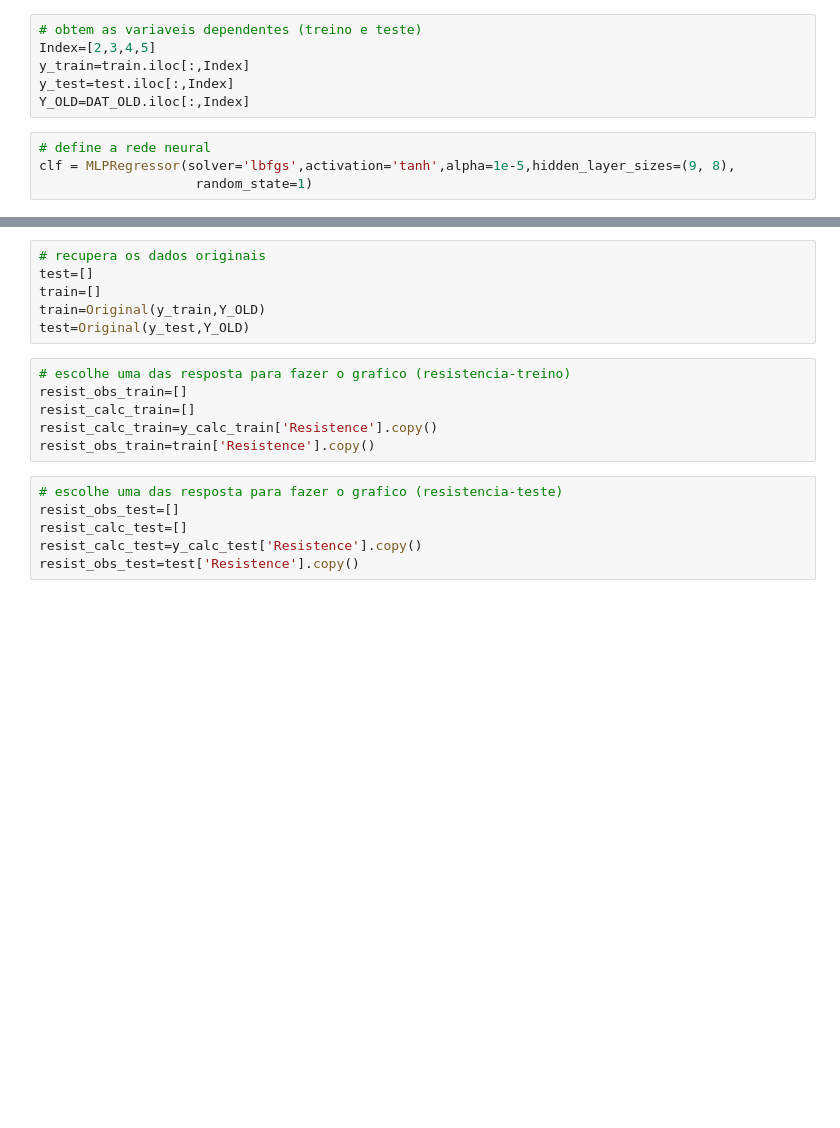
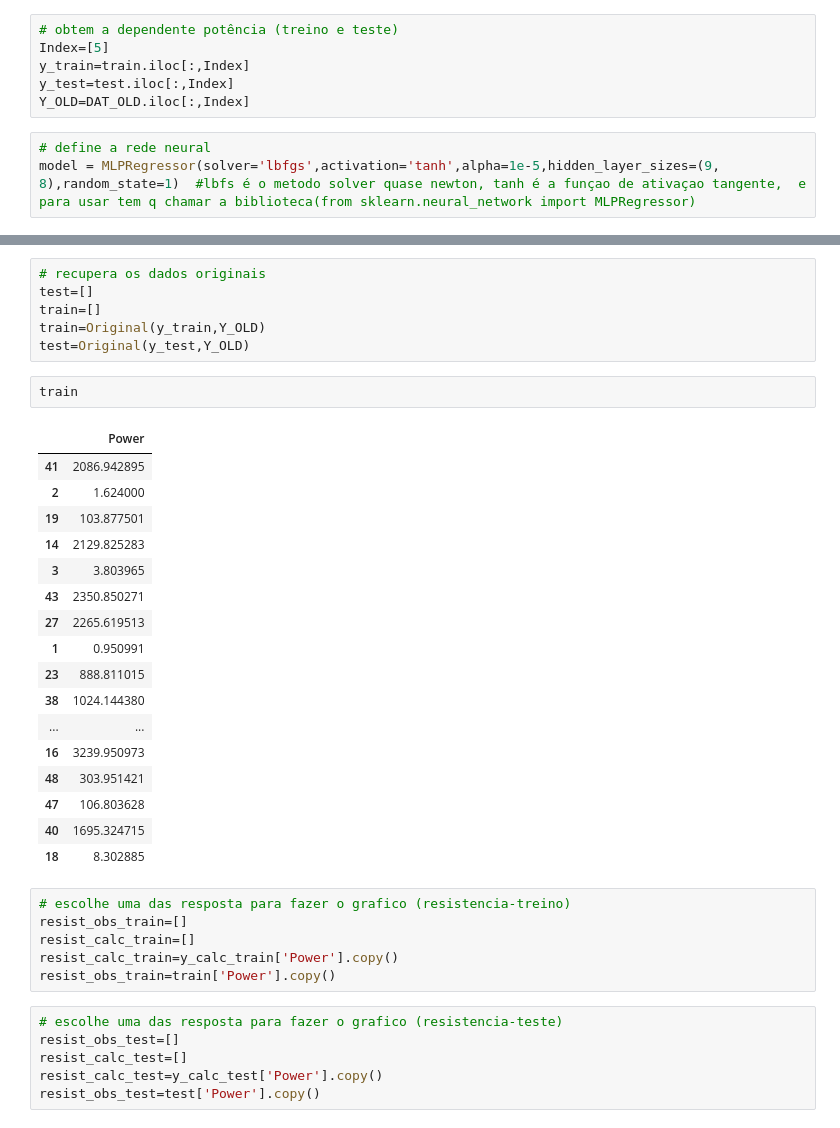
Before and after one commit to thessafuzaro/Redes_Neurais, a Jupyter notebook: ANN_Hydrofoil_abril_07_2021.ipynb, the cells around one changed output, grey strips where cells are left out. Drawn from its saved outputs; the diff is of its cells as text; blank space fills up the shorter version.

```diff
--- a/ANN_Hydrofoil_abril_07_2021.ipynb
+++ b/ANN_Hydrofoil_abril_07_2021.ipynb
@@ -87,14 +112,13 @@ x_train=train.iloc[:,[0,1]]
 x_test=test.iloc[:,[0,1]]
 X_OLD=DAT_OLD.iloc[:,[0,1]]
 # %%
-# obtem as variaveis dependentes (treino e teste)
-Index=[2,3,4,5]
+# obtem a dependente potência (treino e teste)
+Index=[5]
 y_train=train.iloc[:,Index]
 y_test=test.iloc[:,Index]
 Y_OLD=DAT_OLD.iloc[:,Index]
 # %%
 # define a rede neural
-clf = MLPRegressor(solver='lbfgs',activation='tanh',alpha=1e-5,hidden_layer_sizes=(9, 8),
-                    random_state=1)
+model = MLPRegressor(solver='lbfgs',activation='tanh',alpha=1e-5,hidden_layer_sizes=(9, 8),random_state=1)  #lbfs é o metodo solver quase newton, tanh é a funçao de ativaçao tangente,  e para usar tem q chamar a biblioteca(from sklearn.neural_network import MLPRegressor)
 # %%
 # treina a rede neural
@@ -120,18 +153,38 @@ test=[]
 train=[]
 train=Original(y_train,Y_OLD)
 test=Original(y_test,Y_OLD)
+# %%
+train
+# %% [output]
+|  | Power |
+| 41 | 2086.942895 |
+| 2 | 1.624000 |
+| 19 | 103.877501 |
+| 14 | 2129.825283 |
+| 3 | 3.803965 |
+| 43 | 2350.850271 |
+| 27 | 2265.619513 |
+| 1 | 0.950991 |
+| 23 | 888.811015 |
+| 38 | 1024.144380 |
+| ... | ... |
+| 16 | 3239.950973 |
+| 48 | 303.951421 |
+| 47 | 106.803628 |
+| 40 | 1695.324715 |
+| 18 | 8.302885 |
 # %%
 # escolhe uma das resposta para fazer o grafico (resistencia-treino)
 resist_obs_train=[]
 resist_calc_train=[]
-resist_calc_train=y_calc_train['Resistence'].copy()
-resist_obs_train=train['Resistence'].copy()
+resist_calc_train=y_calc_train['Power'].copy()
+resist_obs_train=train['Power'].copy()
 # %%
 # escolhe uma das resposta para fazer o grafico (resistencia-teste)
 resist_obs_test=[]
 resist_calc_test=[]
-resist_calc_test=y_calc_test['Resistence'].copy()
-resist_obs_test=test['Resistence'].copy()
+resist_calc_test=y_calc_test['Power'].copy()
+resist_obs_test=test['Power'].copy()
 # %%
 # expressa os dois dados em figura
 fig = plt.figure()
```
Also changed, not shown: parts of 20 cells of this notebook.
